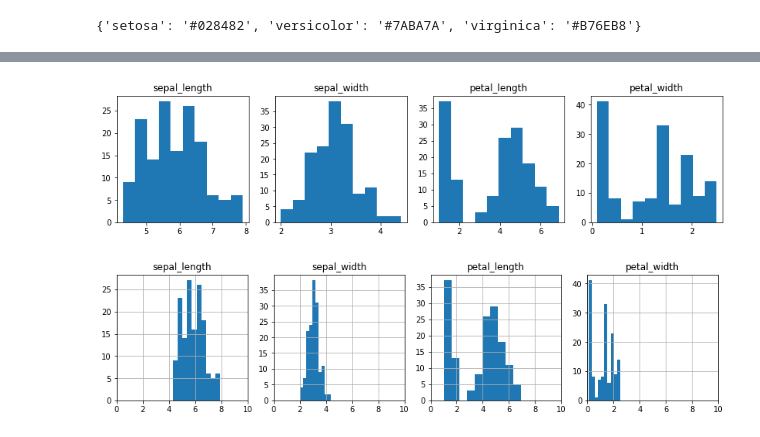
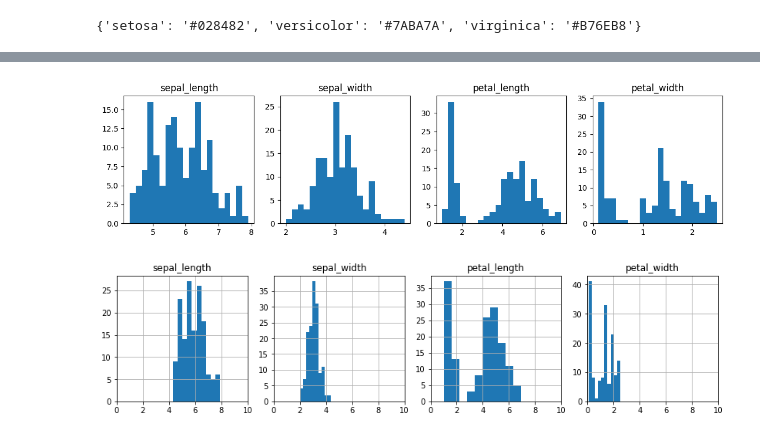
Before and after one commit to get-to-work-together/Python-Data-Analyse-Defensie, a Jupyter notebook: Opdrachten/uitwerkingen/Opdracht 4.2 - Verschillende plots maken.ipynb, the cells around one changed output, grey strips where cells are left out. Cells and saved outputs as stored; diff of their text form; code cells hidden in the pictures.

```diff
--- a/Opdrachten/uitwerkingen/Opdracht 4.2 - Verschillende plots maken.ipynb
+++ b/Opdrachten/uitwerkingen/Opdracht 4.2 - Verschillende plots maken.ipynb
@@ -112,18 +112,18 @@ plt.show()
 # %%
 fig, axs = plt.subplots(1, 4, figsize=(14, 3))
 
 def maak_hist(df, columnname, ax):
-    df[columnname].hist(ax = ax, grid=False)
+    df[columnname].hist(ax = ax, grid=False, bins=20)
     ax.set_title(columnname)
 
 maak_hist(df, 'sepal_length', ax=axs[0])
 maak_hist(df, 'sepal_width', ax=axs[1])
 maak_hist(df, 'petal_length', ax=axs[2])
 maak_hist(df, 'petal_width', ax=axs[3])
 
 plt.show()
 # %% [output]
-[figure, old version]
+[figure, new version]
 # %%
 plt.figure(figsize=(14, 3))
 
```
Also changed, not shown: parts of 13 cells of this notebook, 11 other files.
